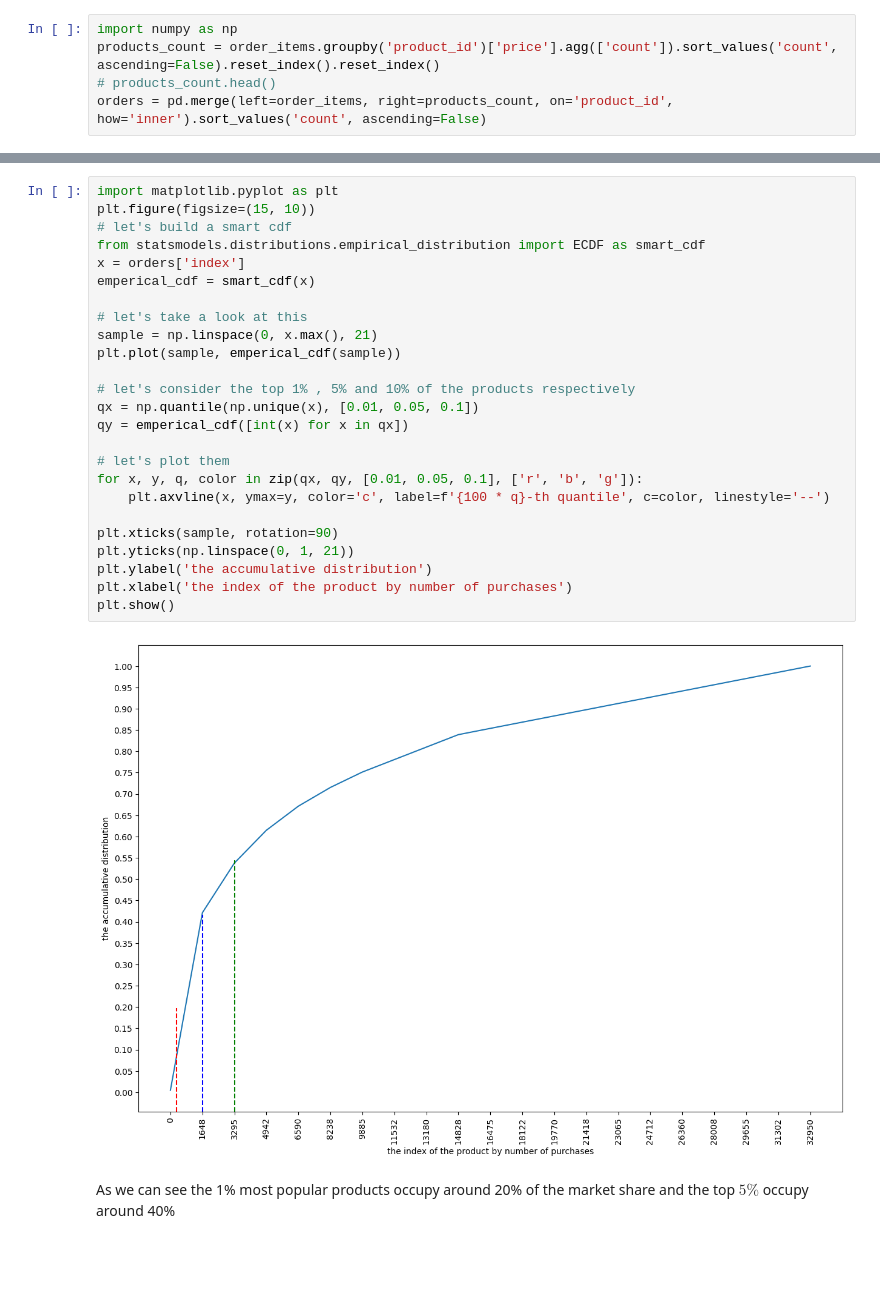
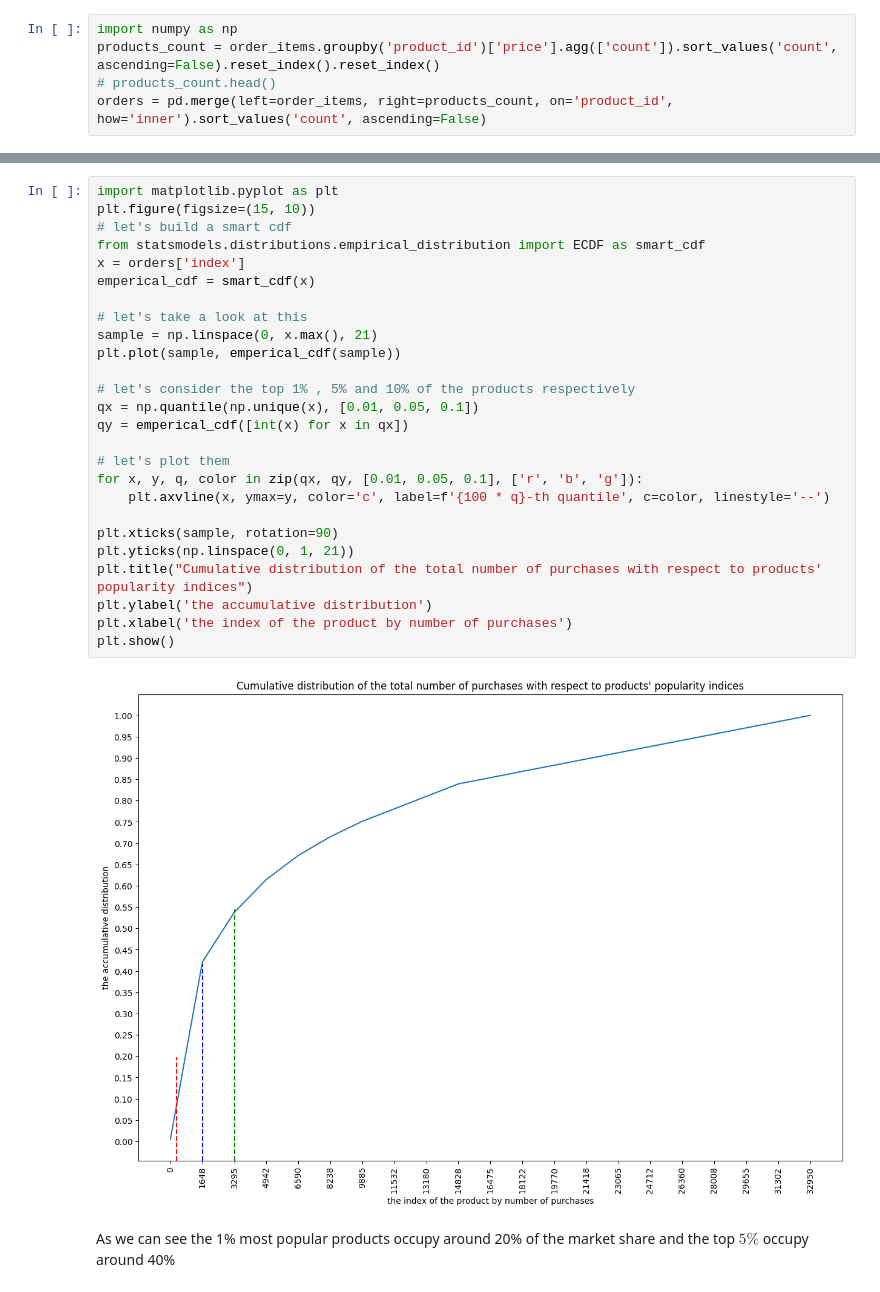
Before and after one commit to ayhem18/Ecommerce_case_study, a Jupyter notebook: data_analysis/products_earning.ipynb, the cells around one changed output, grey strips where cells are left out. Saved outputs shown, nothing was run; the diff lists cells and outputs as text; blank space fills up the shorter version.

```diff
--- a/data_analysis/products_earning.ipynb
+++ b/data_analysis/products_earning.ipynb
@@ -42,30 +42,31 @@ top_products[top_products['index'] == 49]['count'].min(), top_products[top_produ
 # %%
 import matplotlib.pyplot as plt
 plt.figure(figsize=(15, 10))
 # let's build a smart cdf
 from statsmodels.distributions.empirical_distribution import ECDF as smart_cdf
 x = orders['index']
 emperical_cdf = smart_cdf(x)
 
 # let's take a look at this
 sample = np.linspace(0, x.max(), 21)
 plt.plot(sample, emperical_cdf(sample))
 
 # let's consider the top 1% , 5% and 10% of the products respectively
 qx = np.quantile(np.unique(x), [0.01, 0.05, 0.1])
 qy = emperical_cdf([int(x) for x in qx])
 
 # let's plot them
 for x, y, q, color in zip(qx, qy, [0.01, 0.05, 0.1], ['r', 'b', 'g']):
     plt.axvline(x, ymax=y, color='c', label=f'{100 * q}-th quantile', c=color, linestyle='--')
 
 plt.xticks(sample, rotation=90)
 plt.yticks(np.linspace(0, 1, 21))
+plt.title("Cumulative distribution of the total number of purchases with respect to products' popularity indices")
 plt.ylabel('the accumulative distribution')
 plt.xlabel('the index of the product by number of purchases')
 plt.show()
 # %% [output]
-[figure, old version]
+[figure, new version]
 # %% [markdown]
 As we can see the 1% most popular products occupy around 20% of the market share and the top $5\%$ occupy around 40%
 # %%
```
Also changed, not shown: parts of 22 cells of this notebook, 2 other files.
